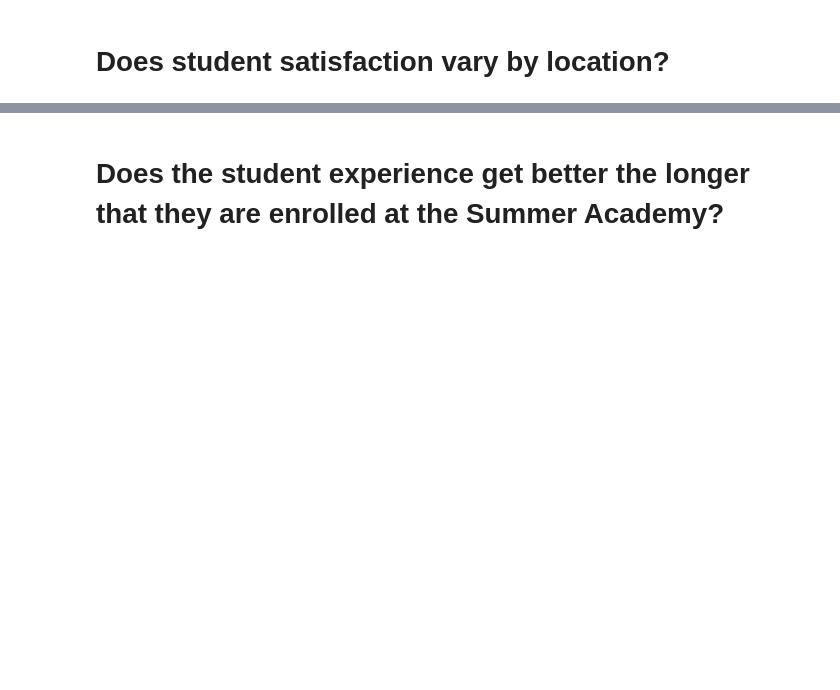
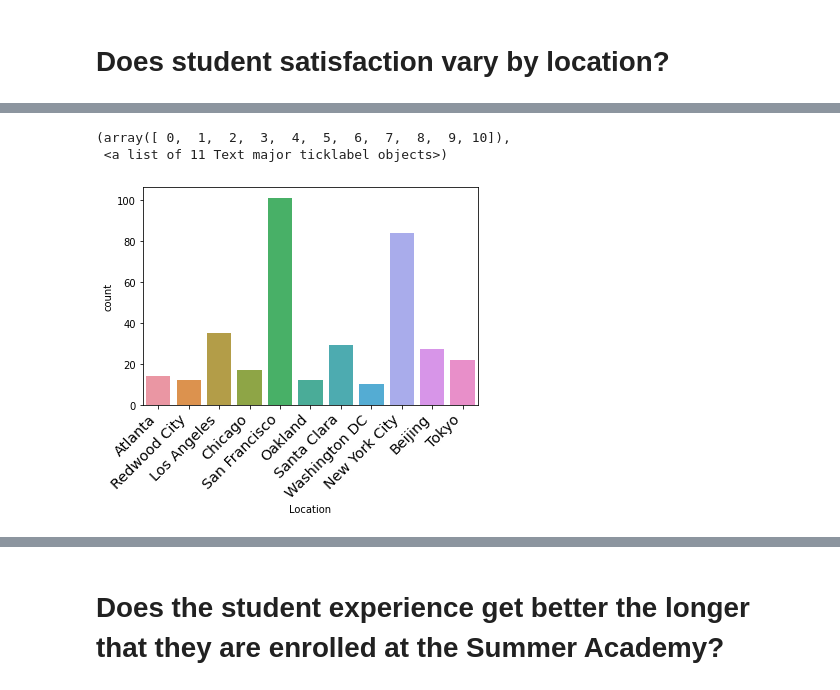
Before and after one commit to sandycamilo/DS1.1-NPS, a Jupyter notebook: notebooks/Summer_Academy_NPS_Data.ipynb, the cells around one changed output, grey strips where cells are left out. Cells and saved outputs as stored; diff of their text form; code cells hidden in the pictures; blank space fills up the shorter version.

```diff
--- a/notebooks/Summer_Academy_NPS_Data.ipynb
+++ b/notebooks/Summer_Academy_NPS_Data.ipynb
@@ -188,0 +123,16 @@ Name: Location, dtype: int64
+# %%
+# plot of information from above
+import seaborn as sns
+
+sns.countplot('Location',data=df[df['Rating (Num)'] == '10'])
+
+plt.xticks(
+    rotation=45,
+    horizontalalignment='right',
+    fontweight='light',
+    fontsize='x-large'
+)
+# %% [output]
+(array([ 0,  1,  2,  3,  4,  5,  6,  7,  8,  9, 10]),
+ <a list of 11 Text major ticklabel objects>)
+[figure, added]
```
Also changed, not shown: parts of 56 cells of this notebook.
